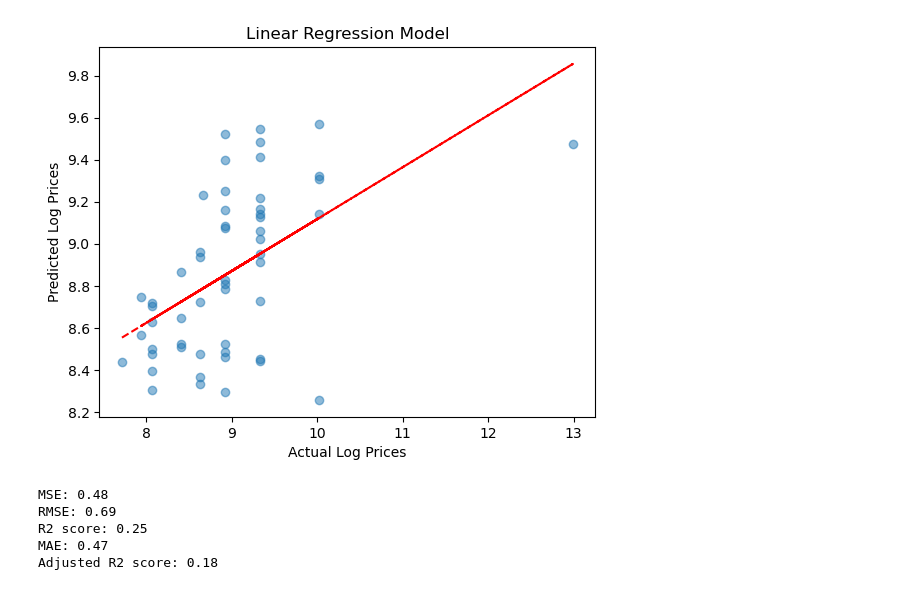
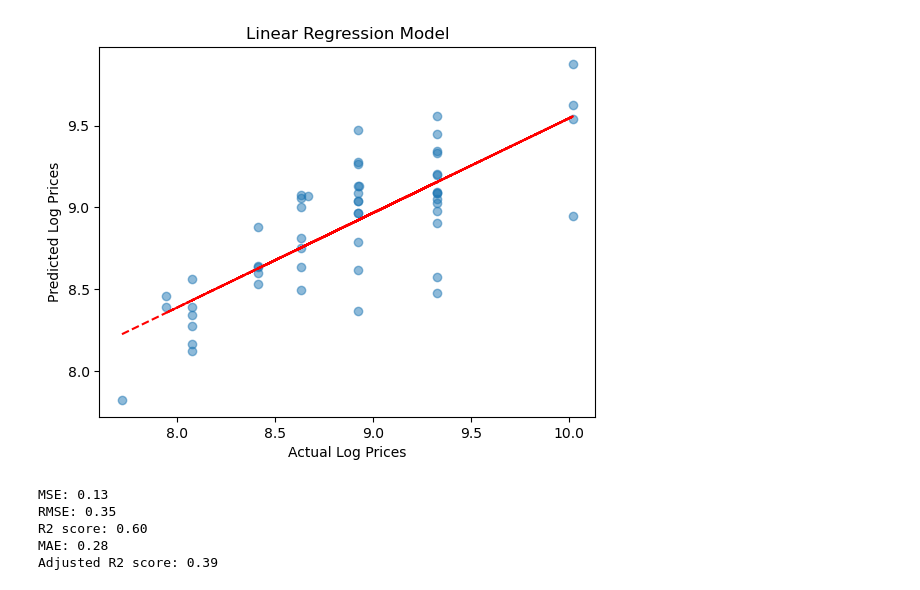
Before and after one commit to cop5611-S24/The-Deadlock-Destroyers, a Jupyter notebook: Untitled.ipynb, the cells around one changed output. Saved outputs shown, nothing was run; the diff lists cells and outputs as text; code cells hidden in the pictures.

Commit message:
improv_model

```diff
--- a/Untitled.ipynb
+++ b/Untitled.ipynb
@@ -39,0 +65,3 @@ plt.show()
+# %%
+df = df.drop([235,236])
+df.nlargest(10, 'discharge_rate')
@@ -89,38 +93,74 @@ y_pred_log = model.predict(X_test_scaled)
 # %%
+# print(test)
+# Define the predictor and target variables
+X_train = train.drop('discharge_rate', axis=1)
+X_test = test.drop('discharge_rate', axis=1)
+
+X_train = pd.get_dummies(X_train, columns = X_train.columns)
+X_test = pd.get_dummies(X_test, columns = X_test.columns)
+
+y_train = train['discharge_rate']
+y_test = test['discharge_rate']
+
+y_train_log = np.log1p(y_train)
+y_test_log = np.log1p(y_test)
+
+# y_train_log = y_train
+# y_test_log = y_test
+
+scaler = StandardScaler()
+X_train_scaled = scaler.fit_transform(X_train)
+X_test_scaled = scaler.transform(X_test)
+
+model = LinearRegression()
+model.fit(X_train_scaled, y_train_log)
+
+y_pred_log = model.predict(X_test_scaled)
 # Inverse transform the predictions to obtain the original scale
 #y_pred = np.expm1(y_pred_log)
 
 mse = mean_squared_error(y_test_log, y_pred_log)
 rmse = mean_squared_error(y_test_log, y_pred_log, squared=False)
 r2 = r2_score(y_test_log, y_pred_log)
 mae = mean_absolute_error(y_test_log, y_pred_log)
 adj_r2 = 1 - ((1 - r2) * (len(y_test_log) - 1)) / (len(y_test_log) - X_test_scaled.shape[1] - 1)
 
 import matplotlib.pyplot as plt
 
 # Create a scatter plot of predicted vs. actual values
 plt.scatter(y_test_log, y_pred_log, alpha=0.5)
 
 # Add a line representing the linear regression model
 z = np.polyfit(y_test_log, y_pred_log, 1)
 p = np.poly1d(z)
 plt.plot(y_test_log,p(y_test_log),"r--")
 
 plt.xlabel("Actual Log Prices")
 plt.ylabel("Predicted Log Prices")
 plt.title("Linear Regression Model")
 plt.show()
 
 
 print(f"MSE: {mse:.2f}")
 print(f"RMSE: {rmse:.2f}")
 print(f"R2 score: {r2:.2f}")
 print(f"MAE: {mae:.2f}")
 print(f"Adjusted R2 score: {adj_r2:.2f}")
+
+data = {
+    'Model': ['Linear Regression'],
+    'MSE': [mse],
+    'RMSE': [rmse],
+    'R2 Score': [r2],
+    'MAE': [mae],
+    'Adj R2': [adj_r2]
+}
+
+metrics_df = pd.DataFrame(data)
 # %% [output]
-[figure, old version]
+[figure, new version]
-MSE: 0.48
-RMSE: 0.69
-R2 score: 0.25
-MAE: 0.47
-Adjusted R2 score: 0.18
+MSE: 0.13
+RMSE: 0.35
+R2 score: 0.60
+MAE: 0.28
+Adjusted R2 score: 0.39
```
Also changed, not shown: parts of 18 cells of this notebook, 1 other file.
